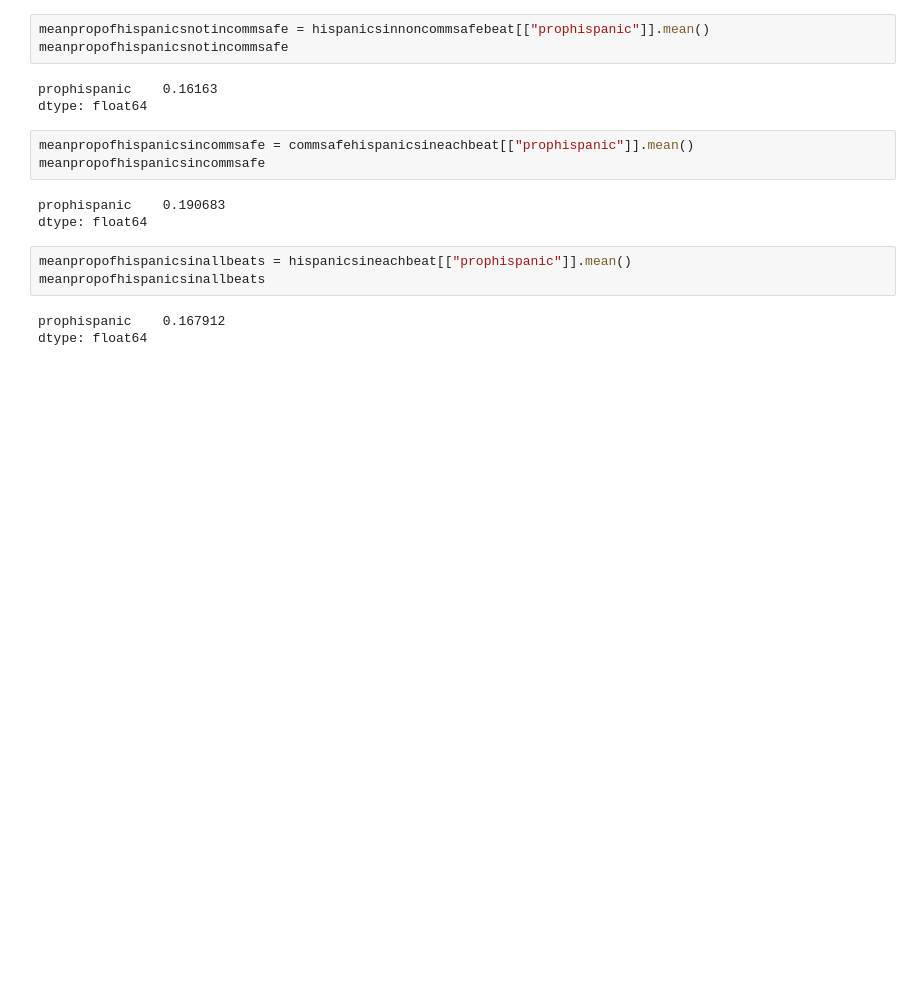
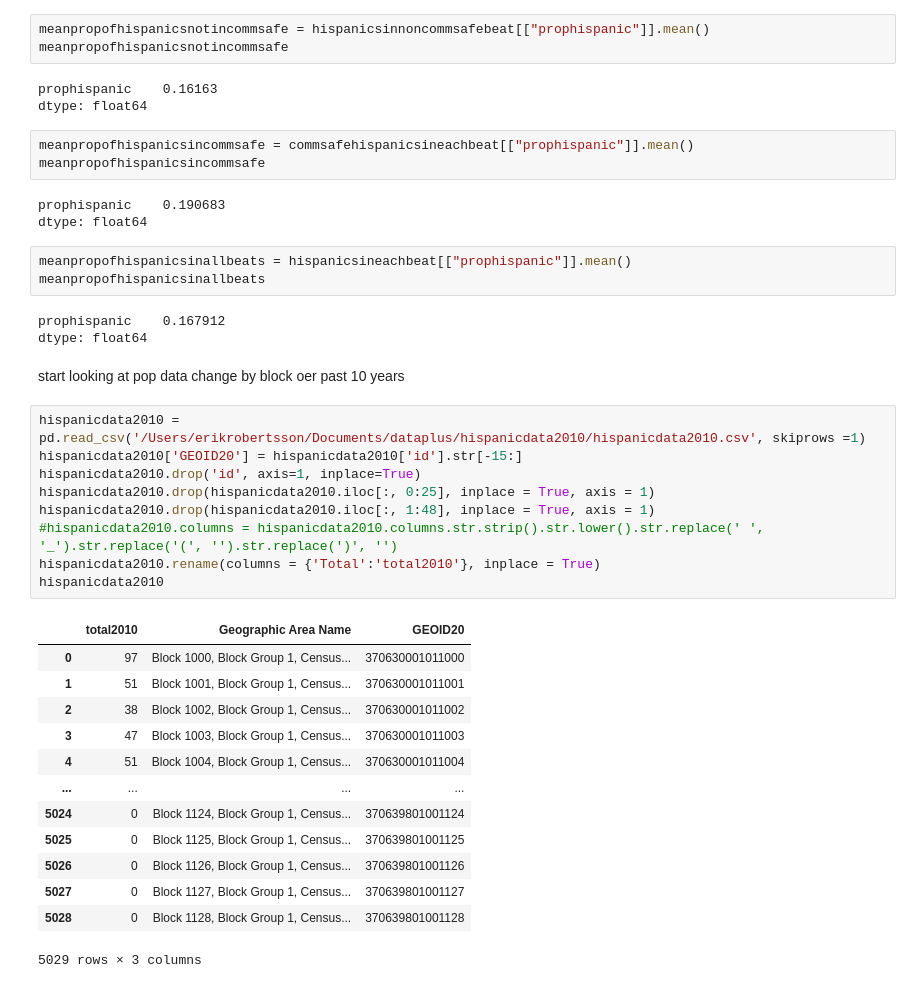
Before and after one commit to sadiesheridan/dataplus-project27-community-safety-durham, a Jupyter notebook: 10_code/hispanicanalysis.ipynb, the cells around one changed output. Drawn from its saved outputs; the diff is of its cells as text; blank space fills up the shorter version.

```diff
--- a/10_code/hispanicanalysis.ipynb
+++ b/10_code/hispanicanalysis.ipynb
@@ -281,3 +281,28 @@ meanpropofhispanicsinallbeats
 # %% [output]
 prophispanic    0.167912
 dtype: float64
+# %% [markdown]
+start looking at pop data change by block oer past 10 years
+# %%
+hispanicdata2010 = pd.read_csv('/Users/erikrobertsson/Documents/dataplus/hispanicdata2010/hispanicdata2010.csv', skiprows =1)
+hispanicdata2010['GEOID20'] = hispanicdata2010['id'].str[-15:]
+hispanicdata2010.drop('id', axis=1, inplace=True)
+hispanicdata2010.drop(hispanicdata2010.iloc[:, 0:25], inplace = True, axis = 1)
+hispanicdata2010.drop(hispanicdata2010.iloc[:, 1:48], inplace = True, axis = 1)
+#hispanicdata2010.columns = hispanicdata2010.columns.str.strip().str.lower().str.replace(' ', '_').str.replace('(', '').str.replace(')', '')
+hispanicdata2010.rename(columns = {'Total':'total2010'}, inplace = True)
+hispanicdata2010
+# %% [output]
+|  | total2010 | Geographic Area Name | GEOID20 |
+| 0 | 97 | Block 1000, Block Group 1, Census... | 370630001011000 |
+| 1 | 51 | Block 1001, Block Group 1, Census... | 370630001011001 |
+| 2 | 38 | Block 1002, Block Group 1, Census... | 370630001011002 |
+| 3 | 47 | Block 1003, Block Group 1, Census... | 370630001011003 |
+| 4 | 51 | Block 1004, Block Group 1, Census... | 370630001011004 |
+| ... | ... | ... | ... |
+| 5024 | 0 | Block 1124, Block Group 1, Census... | 370639801001124 |
+| 5025 | 0 | Block 1125, Block Group 1, Census... | 370639801001125 |
+| 5026 | 0 | Block 1126, Block Group 1, Census... | 370639801001126 |
+| 5027 | 0 | Block 1127, Block Group 1, Census... | 370639801001127 |
+| 5028 | 0 | Block 1128, Block Group 1, Census... | 370639801001128 |
+5029 rows × 3 columns
```
Also changed, not shown: parts of 1 cell of this notebook.
